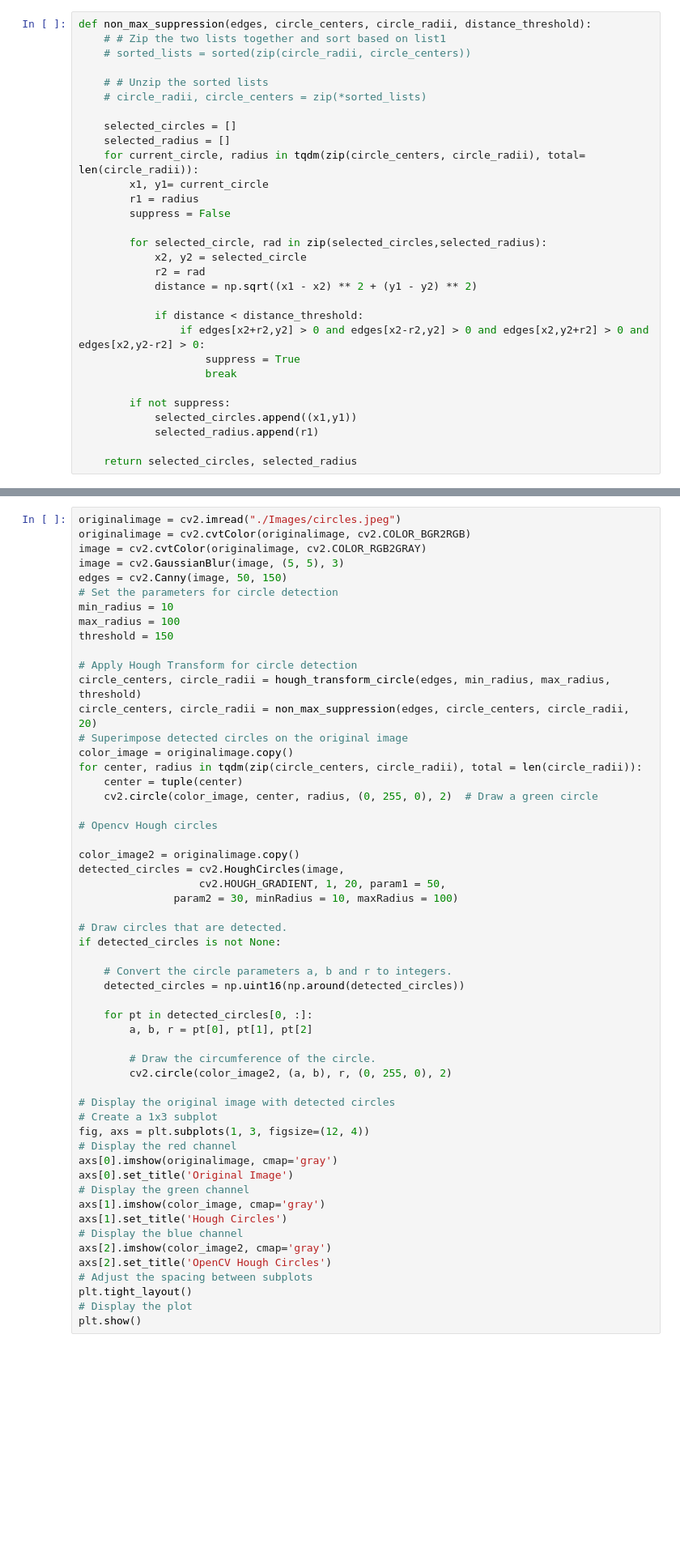
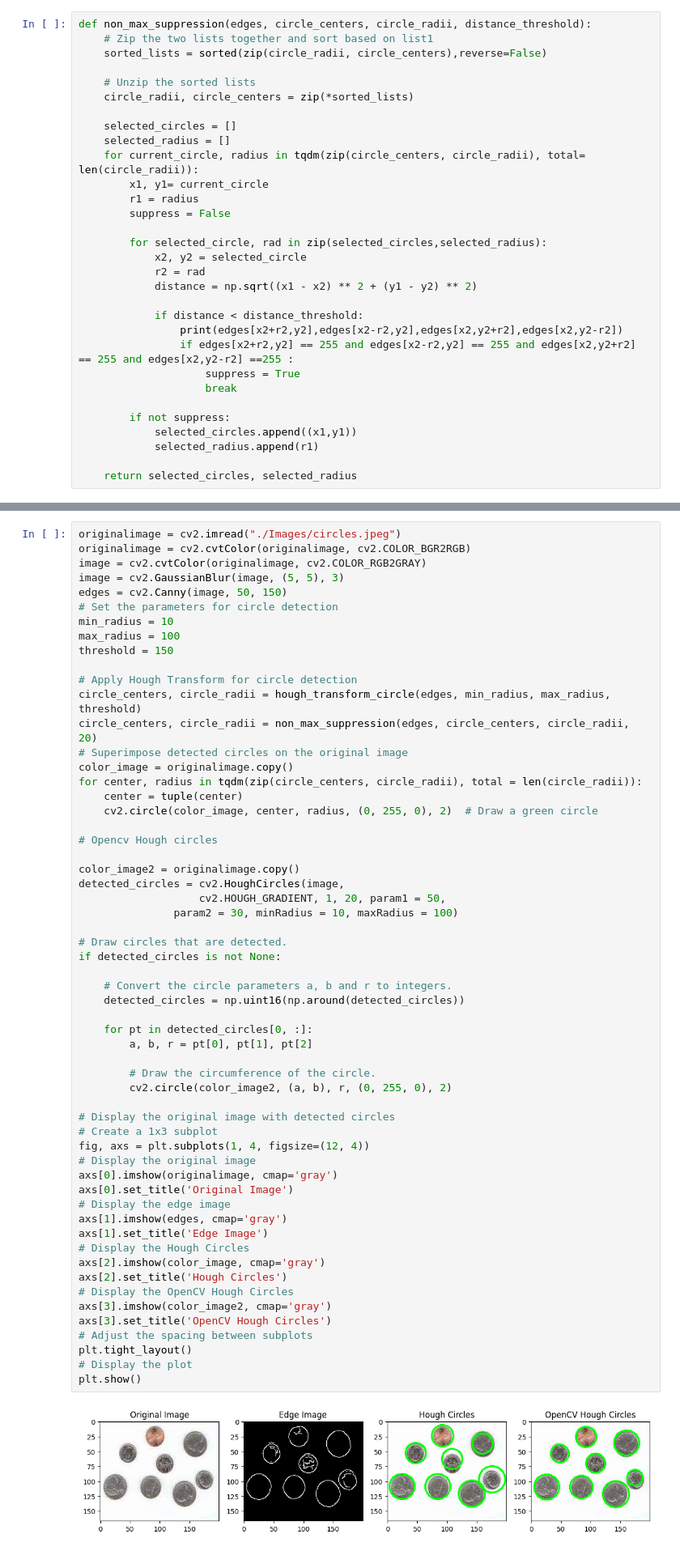
Before and after one commit to ABHI2410/ComputerVision, a Jupyter notebook: PA2.ipynb, the cells around one changed output, grey strips where cells are left out. Shown at 81% size. Cells and saved outputs as stored; diff of their text form; blank space fills up the shorter version.

```diff
--- a/PA2.ipynb
+++ b/PA2.ipynb
@@ -27,11 +27,11 @@ from itertools import product
 from IPython.display import clear_output
 # %%
 def non_max_suppression(edges, circle_centers, circle_radii, distance_threshold):
-    # # Zip the two lists together and sort based on list1
-    # sorted_lists = sorted(zip(circle_radii, circle_centers))
+    # Zip the two lists together and sort based on list1
+    sorted_lists = sorted(zip(circle_radii, circle_centers),reverse=False)
 
-    # # Unzip the sorted lists
-    # circle_radii, circle_centers = zip(*sorted_lists)
+    # Unzip the sorted lists
+    circle_radii, circle_centers = zip(*sorted_lists)
 
     selected_circles = []
     selected_radius = []
@@ -46,7 +46,8 @@ def non_max_suppression(edges, circle_centers, circle_radii, distance_threshold)
             distance = np.sqrt((x1 - x2) ** 2 + (y1 - y2) ** 2)
 
             if distance < distance_threshold:
-                if edges[x2+r2,y2] > 0 and edges[x2-r2,y2] > 0 and edges[x2,y2+r2] > 0 and edges[x2,y2-r2] > 0:
+                print(edges[x2+r2,y2],edges[x2-r2,y2],edges[x2,y2+r2],edges[x2,y2-r2])
+                if edges[x2+r2,y2] == 255 and edges[x2-r2,y2] == 255 and edges[x2,y2+r2] == 255 and edges[x2,y2-r2] ==255 :
                     suppress = True
                     break
 
@@ -110,41 +111,46 @@ for center, radius in tqdm(zip(circle_centers, circle_radii), total = len(circle
     center = tuple(center)
     cv2.circle(color_image, center, radius, (0, 255, 0), 2)  # Draw a green circle
 
 # Opencv Hough circles
 
 color_image2 = originalimage.copy()
 detected_circles = cv2.HoughCircles(image,
                    cv2.HOUGH_GRADIENT, 1, 20, param1 = 50,
                param2 = 30, minRadius = 10, maxRadius = 100)
 
 # Draw circles that are detected.
 if detected_circles is not None:
 
     # Convert the circle parameters a, b and r to integers.
     detected_circles = np.uint16(np.around(detected_circles))
 
     for pt in detected_circles[0, :]:
         a, b, r = pt[0], pt[1], pt[2]
 
         # Draw the circumference of the circle.
         cv2.circle(color_image2, (a, b), r, (0, 255, 0), 2)
 
 # Display the original image with detected circles
 # Create a 1x3 subplot
-fig, axs = plt.subplots(1, 3, figsize=(12, 4))
-# Display the red channel
+fig, axs = plt.subplots(1, 4, figsize=(12, 4))
+# Display the original image
 axs[0].imshow(originalimage, cmap='gray')
 axs[0].set_title('Original Image')
-# Display the green channel
-axs[1].imshow(color_image, cmap='gray')
-axs[1].set_title('Hough Circles')
-# Display the blue channel
-axs[2].imshow(color_image2, cmap='gray')
-axs[2].set_title('OpenCV Hough Circles')
+# Display the edge image
+axs[1].imshow(edges, cmap='gray')
+axs[1].set_title('Edge Image')
+# Display the Hough Circles
+axs[2].imshow(color_image, cmap='gray')
+axs[2].set_title('Hough Circles')
+# Display the OpenCV Hough Circles
+axs[3].imshow(color_image2, cmap='gray')
+axs[3].set_title('OpenCV Hough Circles')
 # Adjust the spacing between subplots
 plt.tight_layout()
 # Display the plot
 plt.show()
+# %% [output]
+[figure, added]
 # %% [markdown]
 ### Task 2 (50 points)
 
```
Also changed, not shown: parts of 1 cell of this notebook.
